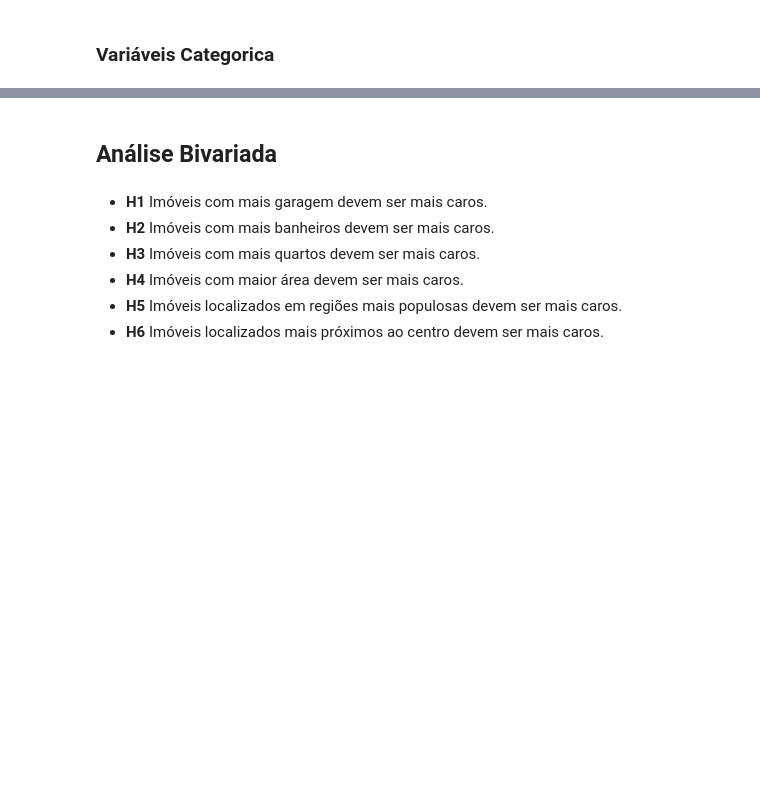
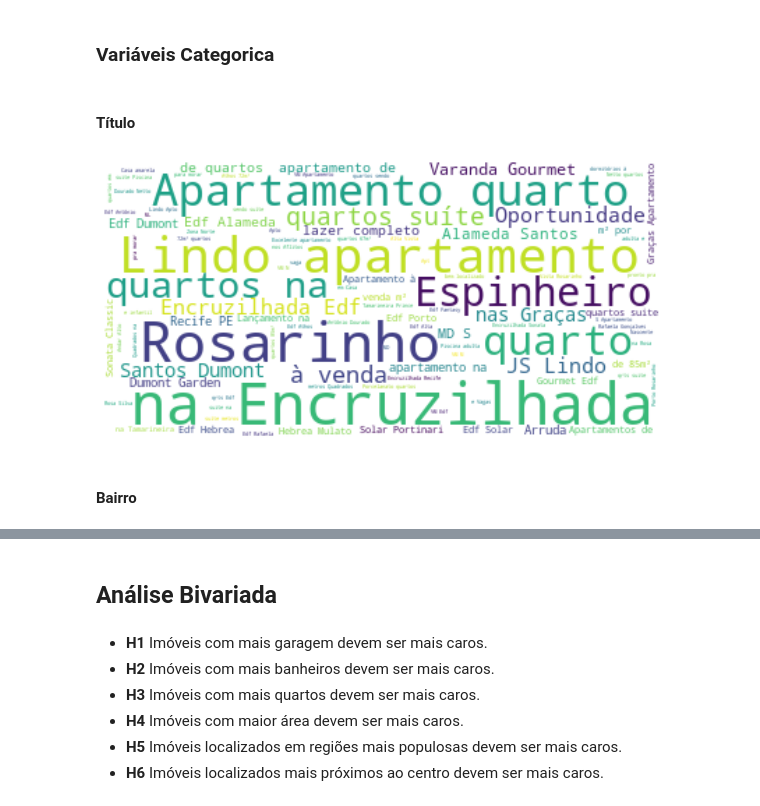
Before and after one commit to wvcalbuquerque/eda_apartamentosznrecife_python, a Jupyter notebook: notebooks/EDA.ipynb, the cells around one changed output, grey strips where cells are left out. Saved outputs shown, nothing was run; the diff lists cells and outputs as text; code cells hidden in the pictures; blank space fills up the shorter version.

```diff
--- a/notebooks/EDA.ipynb
+++ b/notebooks/EDA.ipynb
@@ -237,5 +227,22 @@ num_attributes.hist(bins = 25);
 # %% [markdown]
 ### Variáveis Categorica
+# %% [markdown]
+#### Título
+# %%
+text_list = list(df.titulo)
+text = '-'.join(text_list)
+# %%
+#generate wordcloud
+wordcloud = WordCloud(background_color='white').generate(text)
+#plot wordcloud
+plt.figure(figsize=(10,6))
+plt.imshow(wordcloud, interpolation='bilinear')
+plt.axis("off")
+plt.show()
+# %% [output]
+[figure, added]
+# %% [markdown]
+#### Bairro
 # %%
 plt.figure(figsize=(20,6))
 plt.subplot(1,2,1)
```
Also changed, not shown: parts of 24 cells of this notebook.
